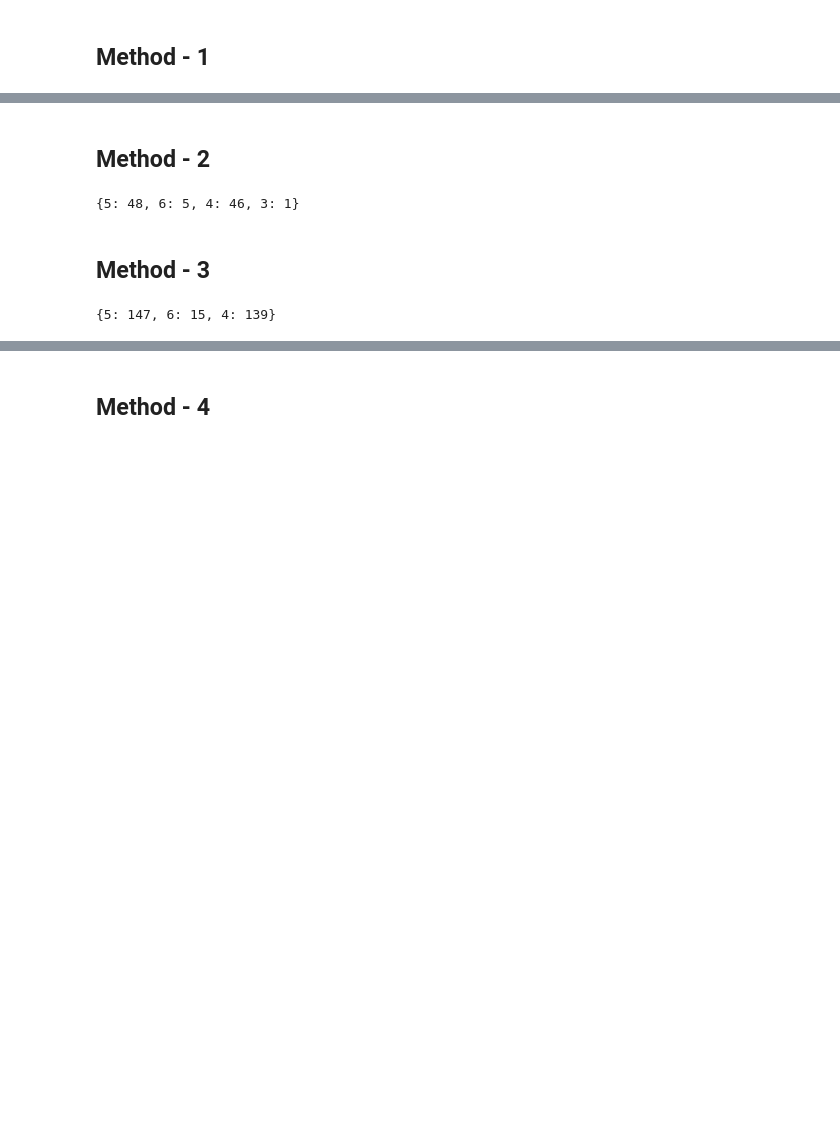
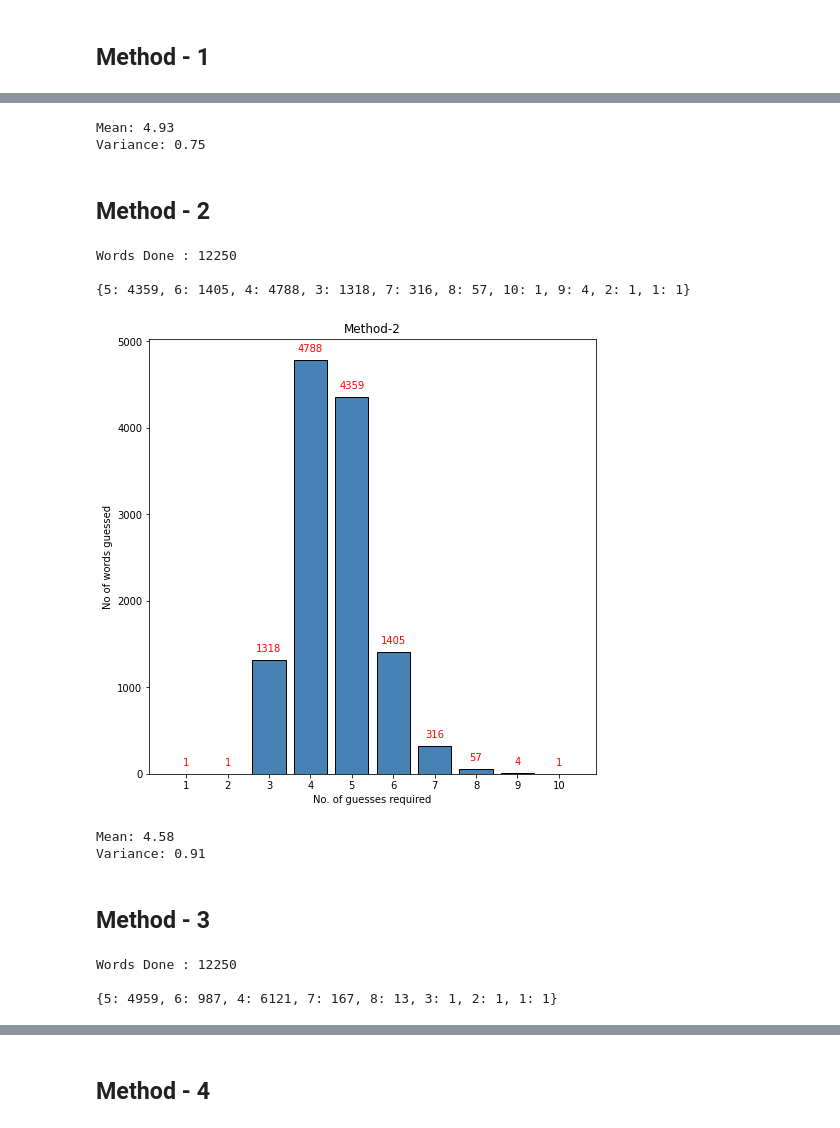
Before and after one commit to GajananSD/Wordle-Solver, a Jupyter notebook: Algorithm/method.ipynb, the cells around one changed output, grey strips where cells are left out. Drawn from its saved outputs; the diff is of its cells as text; code cells hidden in the pictures; blank space fills up the shorter version.

```diff
--- a/Algorithm/method.ipynb
+++ b/Algorithm/method.ipynb
@@ -27,3 +54,12 @@ print(word_guess_count_freq1)
+# %%
+# Compute mean and variance
+mean1 = np.average(x1, weights=y1)  # Weighted mean
+variance1 = np.average((np.array(x1) - mean1) ** 2, weights=y1)  # Weighted variance
+print(f"Mean: {round(mean1,2)}")
+print(f"Variance: {round(variance1,2)}")
+# %% [output]
+Mean: 4.93
+Variance: 0.75
 # %% [markdown]
 ## Method - 2
 # %%
@@ -41,11 +77,44 @@ for secret_word in words_db:
     else:
         word_guess_count_freq2[mean_NumberOfGuess] += 1
     cnt += 1
-    if cnt>99:
-        break
+    print(f"\rWords Done : {cnt}", end = " ", flush = True)
+print('\n')
 print(word_guess_count_freq2)
 # %% [output]
-{5: 48, 6: 5, 4: 46, 3: 1}
+Words Done : 12250
+
+{5: 4359, 6: 1405, 4: 4788, 3: 1318, 7: 316, 8: 57, 10: 1, 9: 4, 2: 1, 1: 1}
+# %%
+# Extract keys and values
+x2 = list(word_guess_count_freq2.keys())
+y2 = list(word_guess_count_freq2.values())
+
+# Plot
+plt.figure(figsize=(8, 8))
+plt.bar(x2, y2, color='steelblue', edgecolor='black')
+
+# Add labels above bars
+for i, freq in zip(x2, y2):
+    plt.text(i, freq + max(y2) * 0.02, str(freq), ha='center', color='red', fontsize=10)
+
+# Labels and title
+plt.xlabel("No. of guesses required")
+plt.ylabel("No of words guessed")
+plt.title("Method-2")
+plt.xticks(sorted(x2))
+# Show plot
+plt.show()
+# %% [output]
+[figure, added]
+# %%
+# Compute mean and variance
+mean2 = np.average(x2, weights=y2)  # Weighted mean
+variance2 = np.average((np.array(x2) - mean2) ** 2, weights=y2)  # Weighted variance
+print(f"Mean: {round(mean2,2)}")
+print(f"Variance: {round(variance2,2)}")
+# %% [output]
+Mean: 4.58
+Variance: 0.91
 # %% [markdown]
 ## Method - 3
 # %%
@@ -63,8 +132,10 @@ for secret_word in words_db:
     else:
         word_guess_count_freq3[mean_NumberOfGuess] += 1
     cnt += 1
-    if cnt>300:
-        break
+    print(f"\rWords Done : {cnt}", end = " ", flush = True)
+print('\n')
 print(word_guess_count_freq3)
 # %% [output]
-{5: 147, 6: 15, 4: 139}
+Words Done : 12250
+
+{5: 4959, 6: 987, 4: 6121, 7: 167, 8: 13, 3: 1, 2: 1, 1: 1}
```
Also changed, not shown: parts of 11 cells of this notebook, 8 other files.
